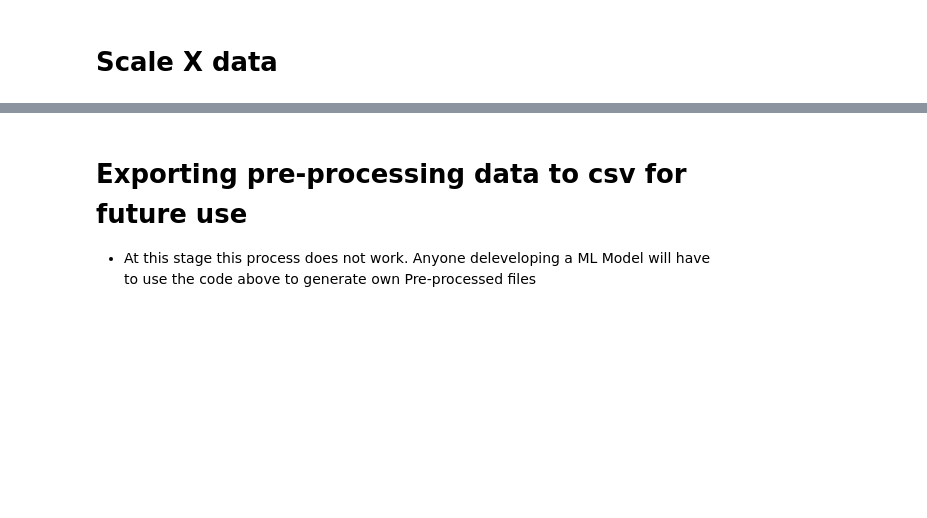
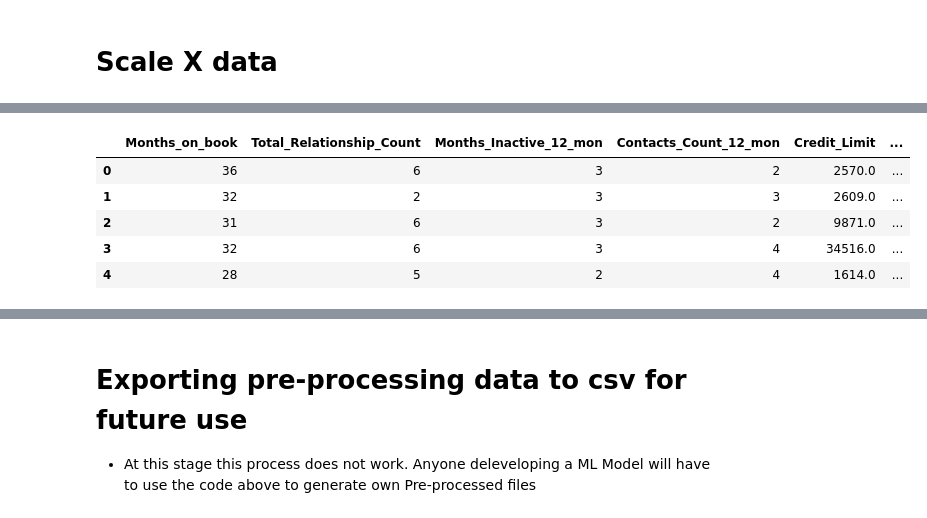
Before and after one commit to jMacProd/Machine-Learning-Credit-Card-Churn, a Jupyter notebook: 04 Pre-processing Template/01 Pre-processing- X-Y split - Y One-Hot Encoding - Train-Test Split - Scaling X Training Data.ipynb, the cells around one changed output, grey strips where cells are left out. Saved outputs shown, nothing was run; the diff lists cells and outputs as text; code cells hidden in the pictures; blank space fills up the shorter version.

```diff
--- a/04 Pre-processing Template/01 Pre-processing- X-Y split - Y One-Hot Encoding - Train-Test Split - Scaling X Training Data.ipynb
+++ b/04 Pre-processing Template/01 Pre-processing- X-Y split - Y One-Hot Encoding - Train-Test Split - Scaling X Training Data.ipynb
@@ -272,0 +400,11 @@ X_test_scaled = X_scaler.transform(X_test)
+# %%
+#Create dataframe of just the columns to be scaled
+X_test_features = X_test_scaled[col_names]
+X_test_features.head()
+# %% [output]
+|  | Months_on_book | Total_Relationship_Count | Months_Inactive_12_mon | Contacts_Count_12_mon | Credit_Limit | ... |
+| 0 | 36 | 6 | 3 | 2 | 2570.0 | ... |
+| 1 | 32 | 2 | 3 | 3 | 2609.0 | ... |
+| 2 | 31 | 6 | 3 | 2 | 9871.0 | ... |
+| 3 | 32 | 6 | 3 | 4 | 34516.0 | ... |
+| 4 | 28 | 5 | 2 | 4 | 1614.0 | ... |
```
Also changed, not shown: parts of 36 cells of this notebook.
